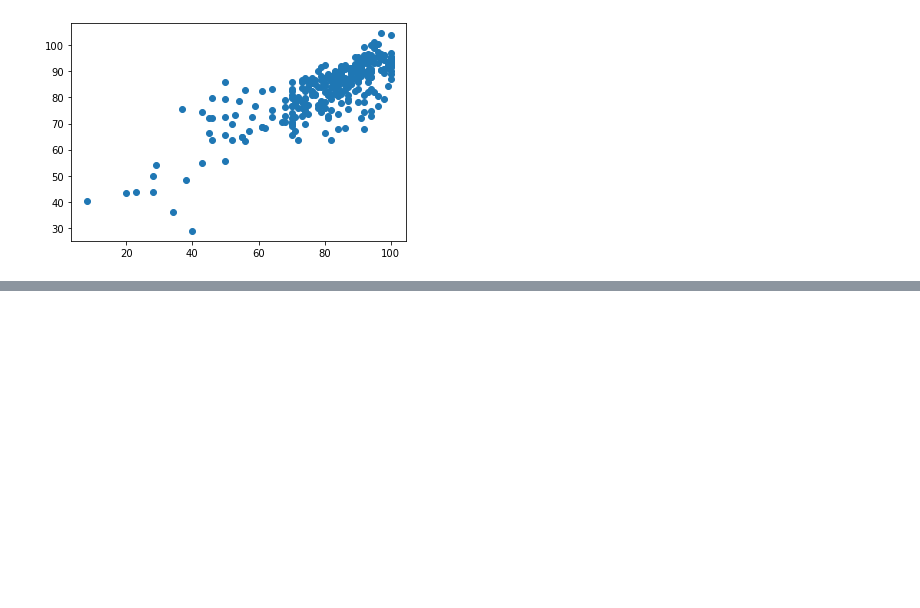
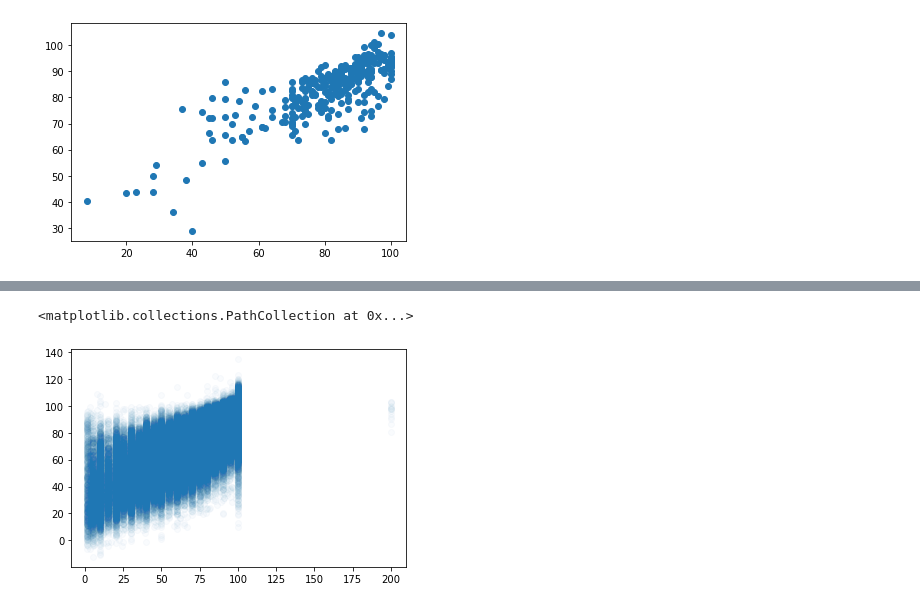
Before and after one commit to Y0mingZhang/music-recommendation, a Jupyter notebook: eval.ipynb, the cells around one changed output, grey strips where cells are left out. Cells and saved outputs as stored; diff of their text form; code cells hidden in the pictures; blank space fills up the shorter version.

Commit message:
add weak generalization to userknn eval test

```diff
--- a/eval.ipynb
+++ b/eval.ipynb
@@ -39,7 +39,7 @@ X_test[X_test == 0.0] = np.nan
 # %% [markdown]
 ### Strong Generalization
 # %%
-uk = uk.UserKNN(X_train)
+uk = UserKNN(X_train)
 # %%
 P_list = []
 for i in range(3):
@@ -97,0 +100,2 @@ plt.scatter(b_true, P)
+# %%
+wuk = UserKNN(X_train)
@@ -97,0 +111,14 @@ plt.scatter(b_true, P)
+# %%
+y_trues = []
+y_hats = []
+for t in wuk.A_test_idx:
+    i, j = t
+    y_true = wuk.A[i,j]
+    y_hat = wuk.P[i,j]
+    y_trues.append(y_true)
+    y_hats.append(y_hat)
+    #print(f'True value: {y_true}')
+    #print(f'Pred value: {}')
+    #print(f'Delta: {abs(wuk.A[i,j] - wuk.P[i,j])}')
+y_trues = np.array(y_trues)
+y_hats = np.array(y_hats)
@@ -97,0 +134,5 @@ plt.scatter(b_true, P)
+# %%
+plt.scatter(x=y_trues, y=y_hats,alpha=0.025)
+# %% [output]
+<matplotlib.collections.PathCollection at 0x...>
+[figure, added]
```
Also changed, not shown: parts of 8 cells of this notebook.
